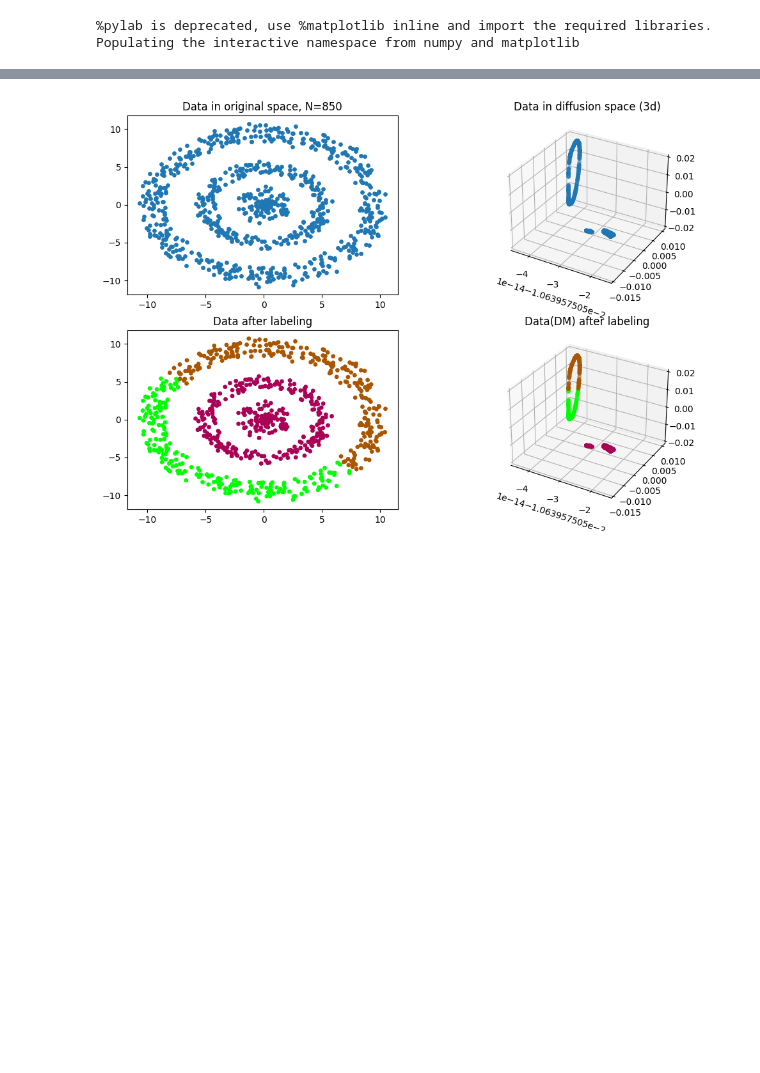
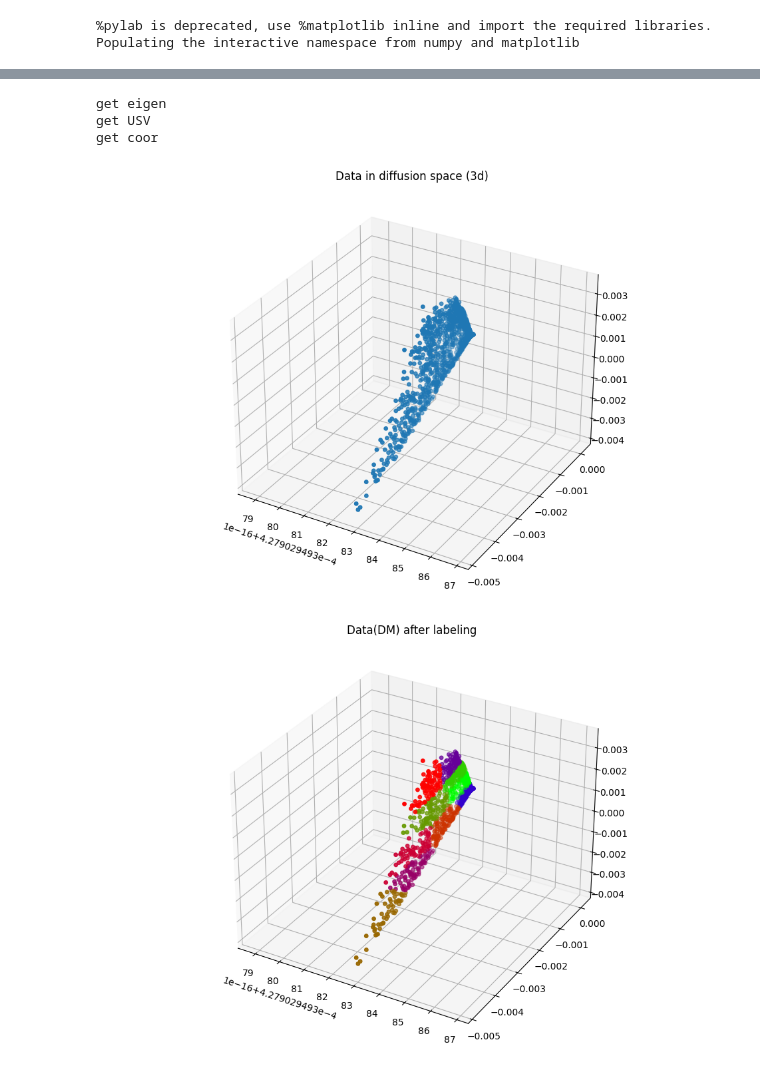
Before and after one commit to Super-eg/Manifold-Learning, a Jupyter notebook: main.ipynb, the cells around one changed output, grey strips where cells are left out. Drawn from its saved outputs; the diff is of its cells as text; code cells hidden in the pictures; blank space fills up the shorter version.

```diff
--- a/main.ipynb
+++ b/main.ipynb
@@ -105,37 +73,53 @@ plt.show()
+# %%
+qval, qvec = eigs(Q, 3)
+print('get eigen')
+U, S= D.dot(qvec), diag(qval)
+print('get USV')
+M = real(U.dot(S))
+print('get coor')
+# %% [output]
+get eigen
+get USV
+get coor
 # %%
+def get_labels(X):
+    kmeans = KMeans(clusters)
+    kmeans = kmeans.fit(X)
+    labels = np.array(kmeans.predict(X)).reshape(N, 1)
+    return labels
+
+clusters = 10
+SIZE = 15
 x, y, z = M[:,0], M[:,1], M[:,2]
 X = np.array(list(zip(x, y, z)))
-SIZE, cluster = 15, 3
+labels = get_labels(X)
 
-cmap = plt.get_cmap('viridis')
-norm = plt.Normalize(0, N)
-colors = cmap(norm([i for i in range(N)]))
-
-fig, axs = plt.subplots(nrows=2, ncols=2, figsize=(16, 10))
-axs[0,0].scatter(datas[:,0], datas[:,1], s=SIZE)
-axs[0,0].set_title(f'Data in original space, N={N}')
-
-axs[0,1].set_axis_off()
-axs[0,1] = fig.add_subplot(222, projection='3d')
-axs[0,1].scatter(M[:,0], M[:,1], M[:,2], s=SIZE)
-axs[0,1].set_title('Data in diffusion space (3d)')
-
-kmeans = KMeans(cluster)
-kmeans = kmeans.fit(X)
-labels = np.array(kmeans.predict(X)).reshape(N, 1)
-
+labels = get_labels(X)
 cmap= cm.brg
-norm = plt.Normalize(0, cluster)
+norm = plt.Normalize(0, clusters)
 colors = cmap(norm(labels+1))
 
-axs[1,0].scatter(datas[:,0], datas[:,1], s=SIZE, color=colors)
-axs[1,0].set_title('Data after labeling')
+# fig, ax = plt.subplots()
+# ax.scatter(datas[:,0], datas[:,1], s=SIZE, color=colors)
+# ax.set_title(f'Data in original space, N={N}')
+# plt.show()
 
-axs[1,1].set_axis_off()
-axs[1,1] = fig.add_subplot(224, projection='3d')
-axs[1,1].scatter(M[:,0], M[:,1], M[:,2], s=SIZE, color=colors)
-axs[1,1].set_title('Data(DM) after labeling')
+fig, ax = plt.subplots()
+
+ax.set_axis_off()
+ax = fig.add_subplot(111, projection='3d')
+ax.scatter(M[:,0], M[:,1], M[:,2], s=SIZE)
+ax.set_title('Data in diffusion space (3d)')
+plt.gcf().set_size_inches(12,8)
+plt.show
+
+fig, ax = plt.subplots()
+ax.set_axis_off()
+ax = fig.add_subplot(111, projection='3d')
+ax.scatter(M[:,0], M[:,1], M[:,2], s=SIZE, color=colors)
+ax.set_title('Data(DM) after labeling')
 plt.gcf().set_size_inches(12,8)
 plt.show()
 # %% [output]
-[figure, old version]
+[figure, new version]
+[figure, added]
```
Also changed, not shown: parts of 8 cells of this notebook, 4 other files.
